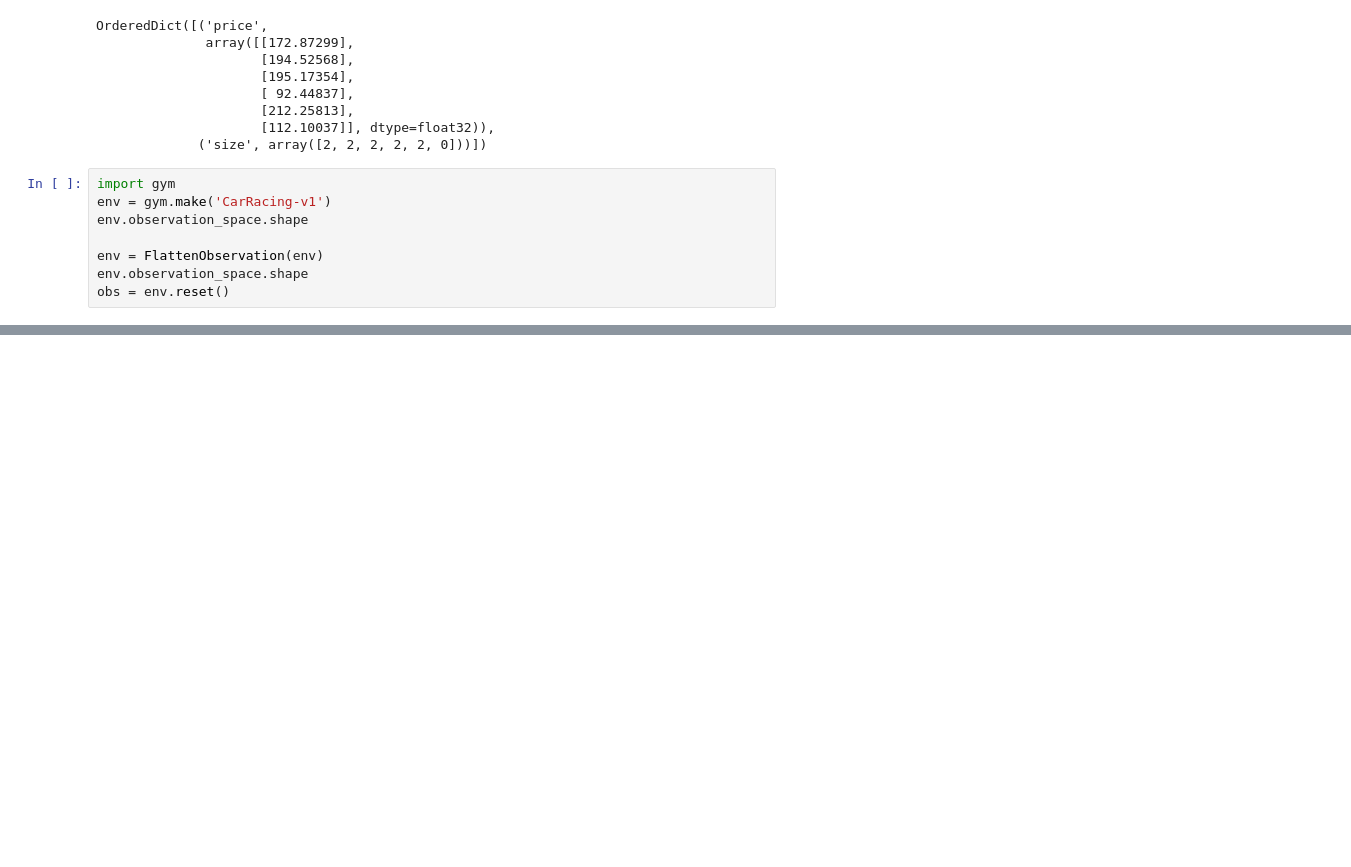
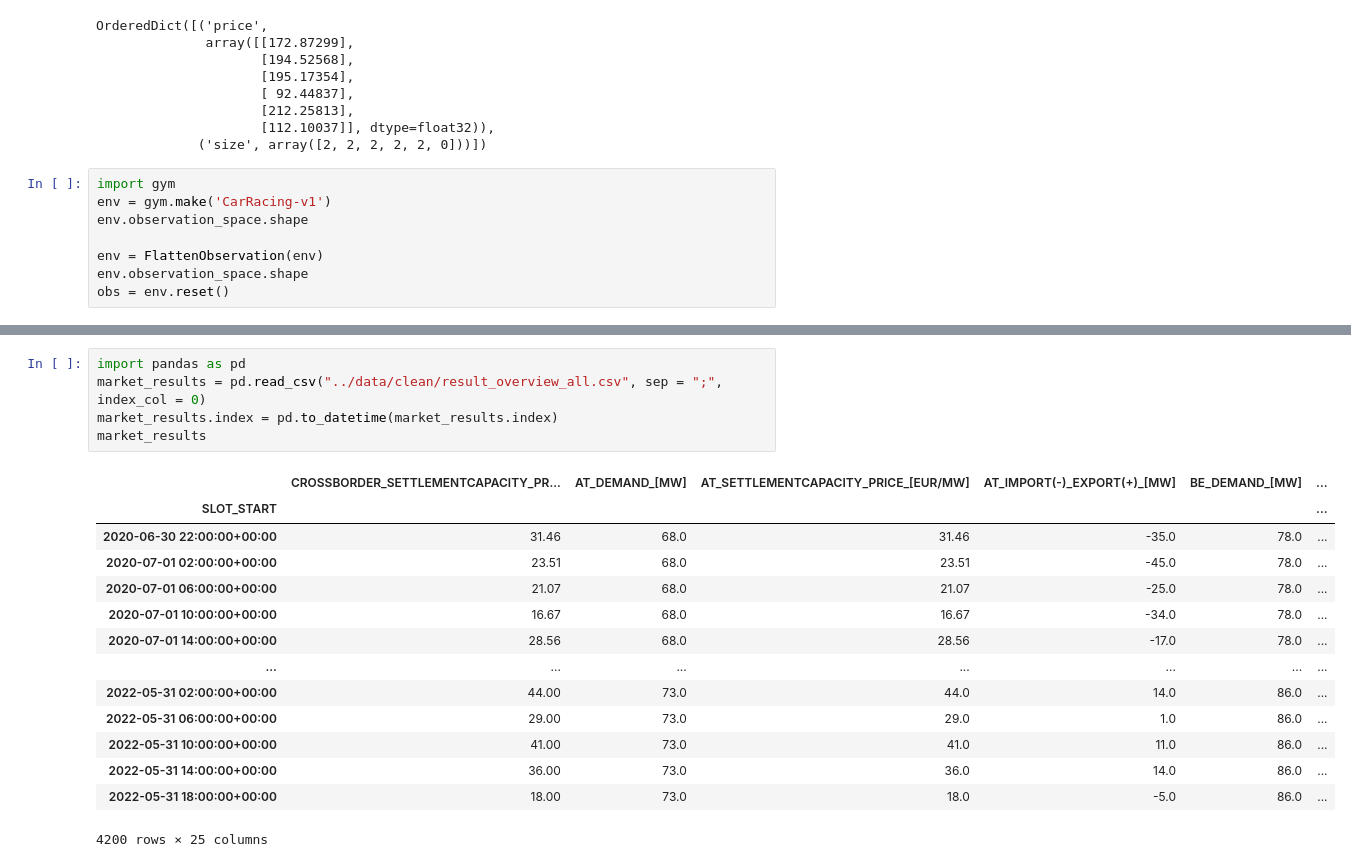
Before and after one commit to jlp237/MA-VPP-RL-bidding, a Jupyter notebook: archive/Archive.ipynb, the cells around one changed output, grey strips where cells are left out. Drawn from its saved outputs; the diff is of its cells as text; blank space fills up the shorter version.

```diff
--- a/archive/Archive.ipynb
+++ b/archive/Archive.ipynb
@@ -2221,0 +2426,20 @@ obs = env.reset()
+# %%
+import pandas as pd
+market_results = pd.read_csv("../data/clean/result_overview_all.csv", sep = ";", index_col = 0)
+market_results.index = pd.to_datetime(market_results.index)
+market_results
+# %% [output]
+|  | CROSSBORDER_SETTLEMENTCAPACITY_PR... | AT_DEMAND_[MW] | AT_SETTLEMENTCAPACITY_PRICE_[EUR/MW] | AT_IMPORT(-)_EXPORT(+)_[MW] | BE_DEMAND_[MW] | ... |
+| SLOT_START |  |  |  |  |  | ... |
+| 2020-06-30 22:00:00+00:00 | 31.46 | 68.0 | 31.46 | -35.0 | 78.0 | ... |
+| 2020-07-01 02:00:00+00:00 | 23.51 | 68.0 | 23.51 | -45.0 | 78.0 | ... |
+| 2020-07-01 06:00:00+00:00 | 21.07 | 68.0 | 21.07 | -25.0 | 78.0 | ... |
+| 2020-07-01 10:00:00+00:00 | 16.67 | 68.0 | 16.67 | -34.0 | 78.0 | ... |
+| 2020-07-01 14:00:00+00:00 | 28.56 | 68.0 | 28.56 | -17.0 | 78.0 | ... |
+| ... | ... | ... | ... | ... | ... | ... |
+| 2022-05-31 02:00:00+00:00 | 44.00 | 73.0 | 44.0 | 14.0 | 86.0 | ... |
+| 2022-05-31 06:00:00+00:00 | 29.00 | 73.0 | 29.0 | 1.0 | 86.0 | ... |
+| 2022-05-31 10:00:00+00:00 | 41.00 | 73.0 | 41.0 | 11.0 | 86.0 | ... |
+| 2022-05-31 14:00:00+00:00 | 36.00 | 73.0 | 36.0 | 14.0 | 86.0 | ... |
+| 2022-05-31 18:00:00+00:00 | 18.00 | 73.0 | 18.0 | -5.0 | 86.0 | ... |
+4200 rows × 25 columns
```
Also changed, not shown: parts of 26 cells of this notebook, 29 other files.
